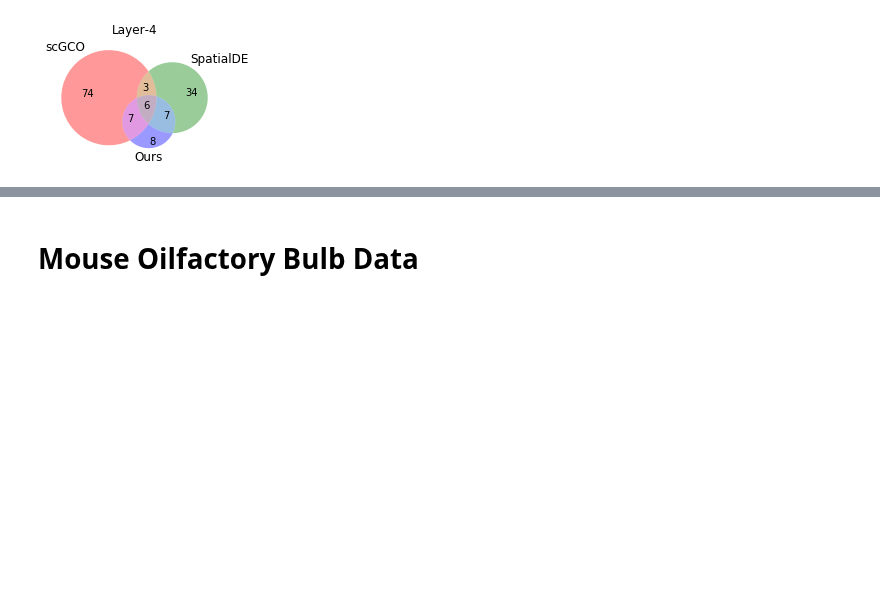
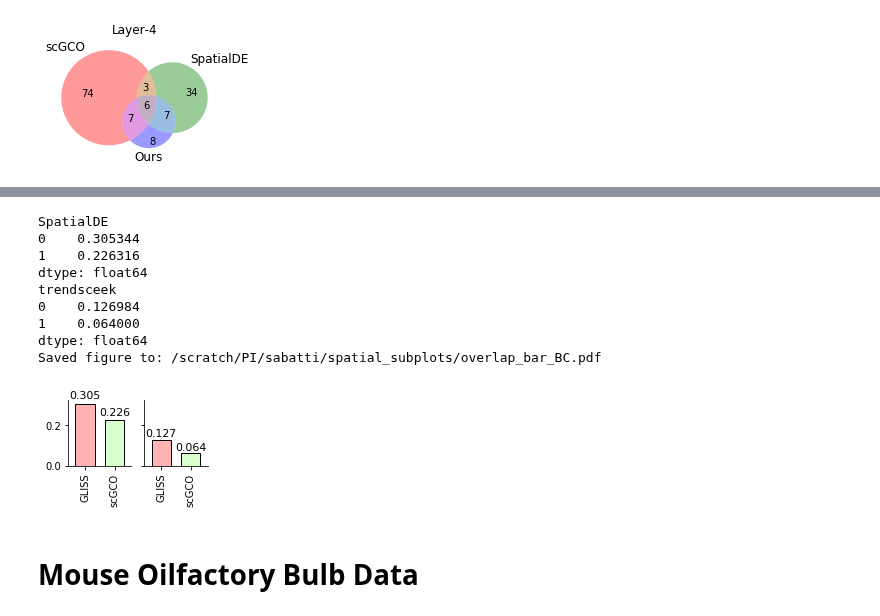
Before and after one commit to yashpatel5400/gliss, a Jupyter notebook: notebooks/analysis_spatial_comparison_real_data.ipynb, the cells around one changed output, grey strips where cells are left out. Cells and saved outputs as stored; diff of their text form; code cells hidden in the pictures; blank space fills up the shorter version.

```diff
--- a/notebooks/analysis_spatial_comparison_real_data.ipynb
+++ b/notebooks/analysis_spatial_comparison_real_data.ipynb
@@ -248,3 +269,68 @@ sceek: (15, 1)
+# %%
+def overlap_score(setlist):
+    intersect = set.intersection(*setlist)
+    union = set.union(*setlist)
+    return len(intersect) / len(union)
+# %%
+if len(order) == 3:
+        figsize = (2.3,2.3)
+    else:
+        figsize = (2.3,2)
+    fig, ax = plt.subplots(1, 1, figsize=figsize)
+    ax = freq_series.plot(kind='bar', color = my_colors, width=0.65, edgecolor='black')
+    ax.set_xlabel(None)
+    ax.set_ylabel(None)
+    ax.set_ylim(0, 1.0)
+    ax.set_xticklabels(order, size=10, rotation=90)
+
+    ax.spines['top'].set_visible(False)
+    ax.spines['right'].set_visible(False)
+# %%
+bench_methods = ['SpatialDE', 'trendsceek']
+other_methods = ['GLISS', 'scGCO']
+my_colors = ['#ffb3b3', '#d8ffcc']
+order = other_methods
+figsize = (2.5, 1.2)
+fig, axes = plt.subplots(1, 2, figsize=figsize, sharey=True)
+for i, comp in enumerate(bench_methods):
+    ax = axes[i]
+    print(comp)
+    dd = {}
+    for m in other_methods:
+        dd[m] = overlap_score([rep2_res[m], rep2_res[comp]])
+    freq_series = pd.Series([dd[i] for i in other_methods])
+    print(freq_series)
+    ax = freq_series.plot(kind='bar', color = my_colors, width=0.65, edgecolor='black', ax=ax)
+    ax.set_xlabel(None)
+    ax.set_ylabel(None)
+    ax.set_xticklabels(order, size=10, rotation=90)
+
+    ax.spines['top'].set_visible(False)
+    ax.spines['right'].set_visible(False)
+
+    rects = ax.patches
+
+    # Make some labels.
+    labels = ['{:.3f}'.format(v) for v in freq_series]
+    for rect, label in zip(rects, labels):
+        height = rect.get_height()
+        ax.text(rect.get_x() + rect.get_width() / 2, height*1.05, label,
+                ha='center', va='bottom', fontsize=11)
+fn = fdir + 'overlap_bar_BC.pdf'
+plt.savefig(fn, bbox_inches='tight', transparent=True)
+print("Saved figure to: {}".format(fn))
+plt.show()
+# %% [output]
+SpatialDE
+0    0.305344
+1    0.226316
+dtype: float64
+trendsceek
+0    0.126984
+1    0.064000
+dtype: float64
+Saved figure to: /scratch/PI/sabatti/spatial_subplots/overlap_bar_BC.pdf
+[figure, added]
 # %% [markdown]
 # Mouse Oilfactory Bulb Data
 # %%
```
Also changed, not shown: parts of 8 cells of this notebook, 2 other files.
